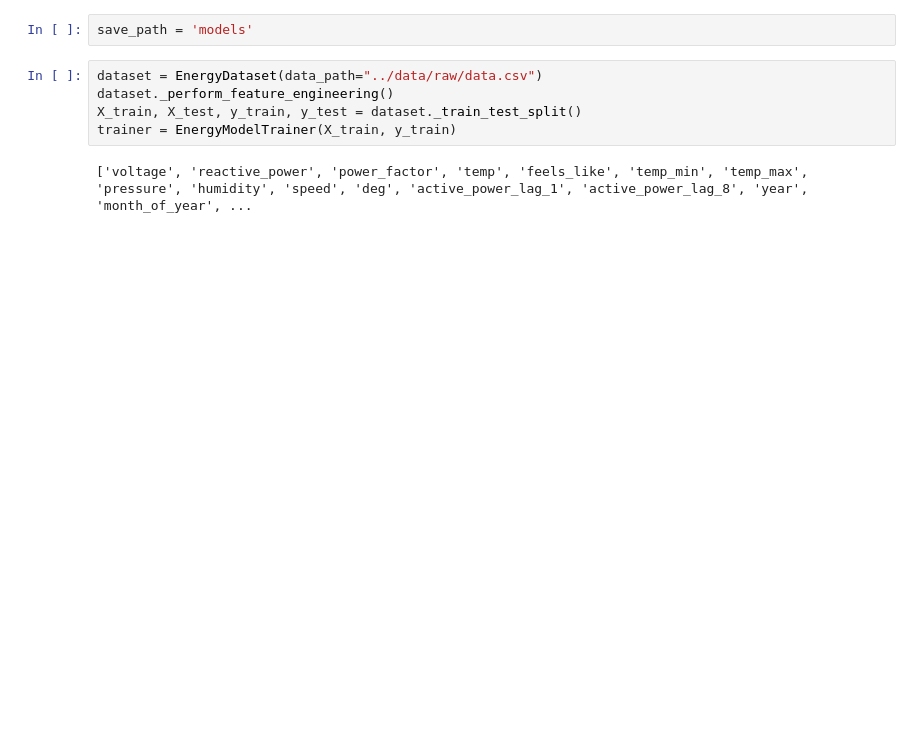
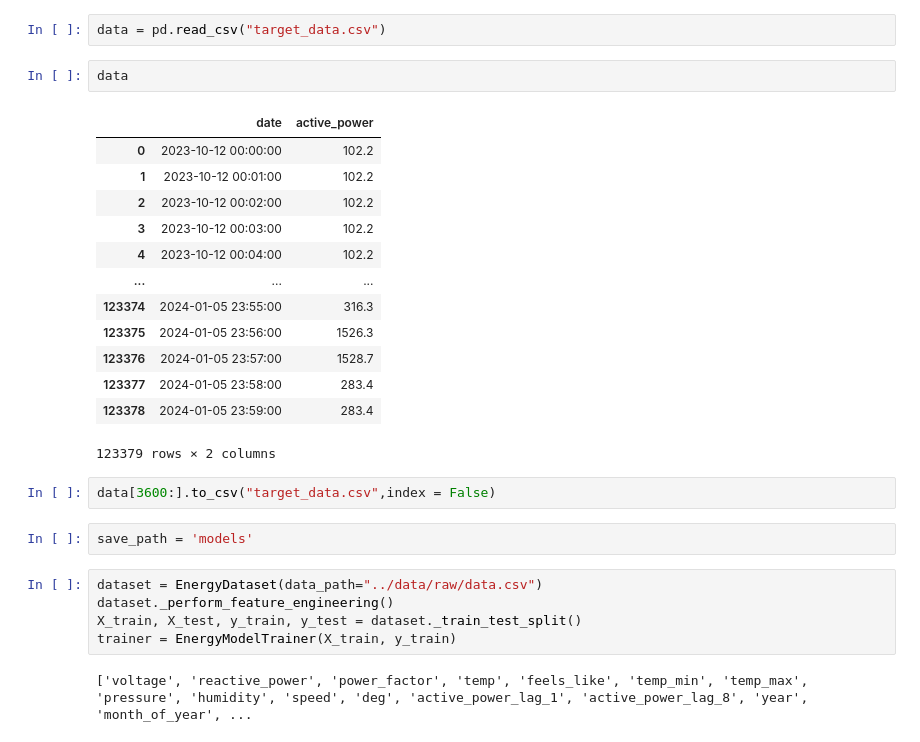
Before and after one commit to Ansem-chaieb/Energy_Consumption_Prediction, a Jupyter notebook: notebooks/train_models.ipynb, the cells around one changed output. Saved outputs shown, nothing was run; the diff lists cells and outputs as text; blank space fills up the shorter version.

```diff
--- a/notebooks/train_models.ipynb
+++ b/notebooks/train_models.ipynb
@@ -22,3 +22,23 @@ To enable the following instructions: AVX2 FMA, in other operations, rebuild Ten
+# %%
+data = pd.read_csv("target_data.csv")
+# %%
+data
+# %% [output]
+|  | date | active_power |
+| 0 | 2023-10-12 00:00:00 | 102.2 |
+| 1 | 2023-10-12 00:01:00 | 102.2 |
+| 2 | 2023-10-12 00:02:00 | 102.2 |
+| 3 | 2023-10-12 00:03:00 | 102.2 |
+| 4 | 2023-10-12 00:04:00 | 102.2 |
+| ... | ... | ... |
+| 123374 | 2024-01-05 23:55:00 | 316.3 |
+| 123375 | 2024-01-05 23:56:00 | 1526.3 |
+| 123376 | 2024-01-05 23:57:00 | 1528.7 |
+| 123377 | 2024-01-05 23:58:00 | 283.4 |
+| 123378 | 2024-01-05 23:59:00 | 283.4 |
+123379 rows × 2 columns
+# %%
+data[3600:].to_csv("target_data.csv",index = False)
 # %%
 save_path = 'models'
 # %%
```
Also changed, not shown: parts of 7 cells of this notebook, 8 other files.
